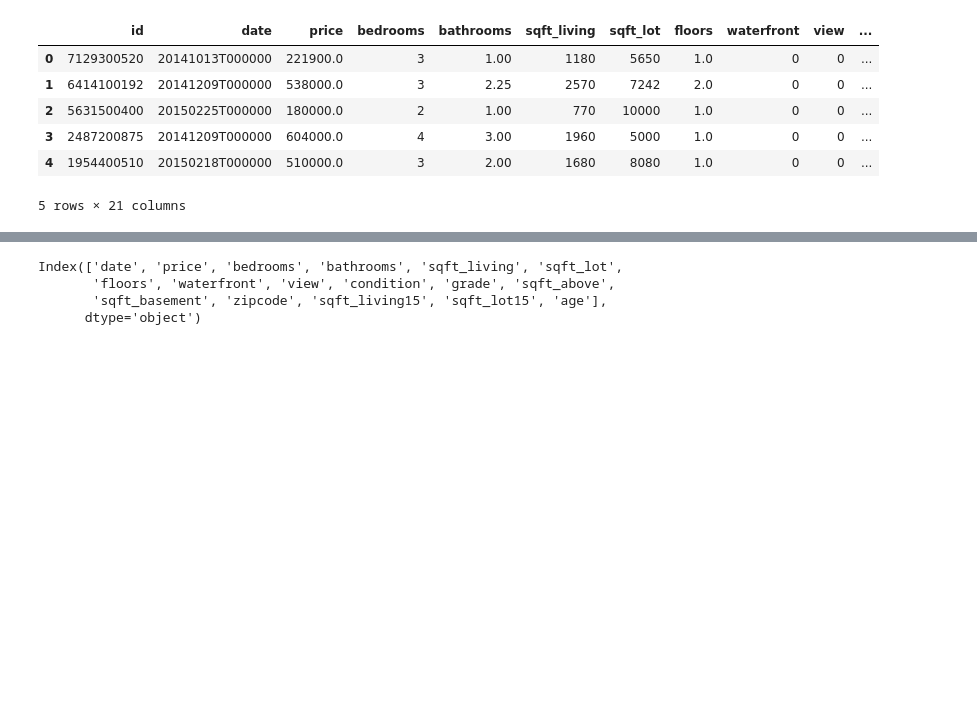
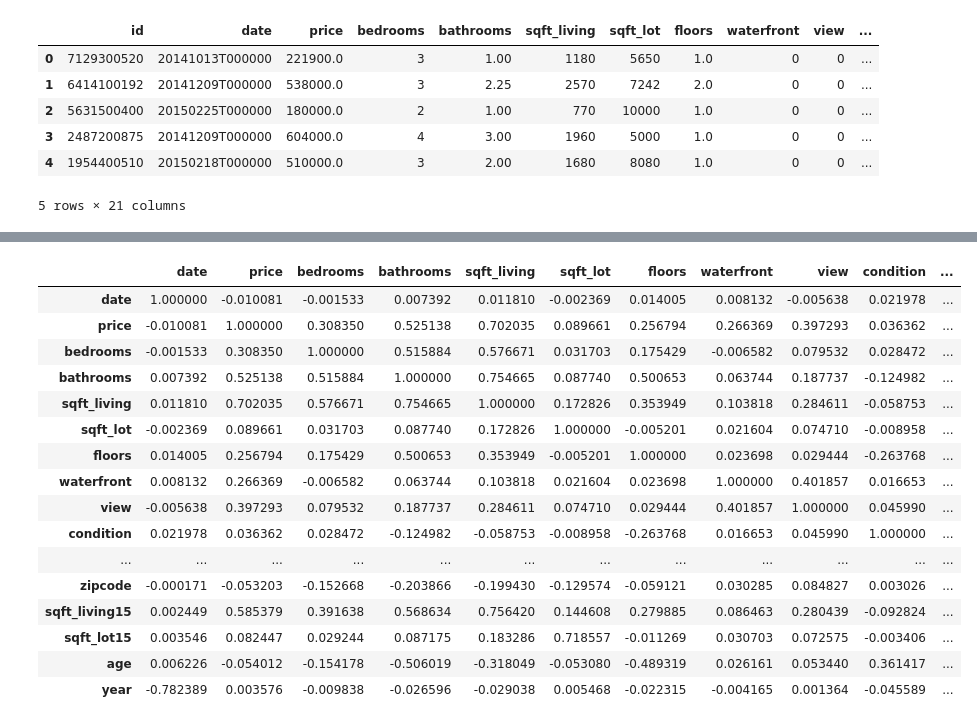
Before and after one commit to toprakmehmet/kc_housing_price, a Jupyter notebook: kc_house_data_project.ipynb, the cells around one changed output, grey strips where cells are left out. Cells and saved outputs as stored; diff of their text form; code cells hidden in the pictures; blank space fills up the shorter version.

```diff
--- a/kc_house_data_project.ipynb
+++ b/kc_house_data_project.ipynb
@@ -61,7 +85,20 @@ memory usage: 2.8 MB
 # %%
-df.columns
+df.corr()
 # %% [output]
-Index(['date', 'price', 'bedrooms', 'bathrooms', 'sqft_living', 'sqft_lot',
-       'floors', 'waterfront', 'view', 'condition', 'grade', 'sqft_above',
-       'sqft_basement', 'zipcode', 'sqft_living15', 'sqft_lot15', 'age'],
-      dtype='object')
+|  | date | price | bedrooms | bathrooms | sqft_living | sqft_lot | floors | waterfront | view | condition | ... |
+| date | 1.000000 | -0.010081 | -0.001533 | 0.007392 | 0.011810 | -0.002369 | 0.014005 | 0.008132 | -0.005638 | 0.021978 | ... |
+| price | -0.010081 | 1.000000 | 0.308350 | 0.525138 | 0.702035 | 0.089661 | 0.256794 | 0.266369 | 0.397293 | 0.036362 | ... |
+| bedrooms | -0.001533 | 0.308350 | 1.000000 | 0.515884 | 0.576671 | 0.031703 | 0.175429 | -0.006582 | 0.079532 | 0.028472 | ... |
+| bathrooms | 0.007392 | 0.525138 | 0.515884 | 1.000000 | 0.754665 | 0.087740 | 0.500653 | 0.063744 | 0.187737 | -0.124982 | ... |
+| sqft_living | 0.011810 | 0.702035 | 0.576671 | 0.754665 | 1.000000 | 0.172826 | 0.353949 | 0.103818 | 0.284611 | -0.058753 | ... |
+| sqft_lot | -0.002369 | 0.089661 | 0.031703 | 0.087740 | 0.172826 | 1.000000 | -0.005201 | 0.021604 | 0.074710 | -0.008958 | ... |
+| floors | 0.014005 | 0.256794 | 0.175429 | 0.500653 | 0.353949 | -0.005201 | 1.000000 | 0.023698 | 0.029444 | -0.263768 | ... |
+| waterfront | 0.008132 | 0.266369 | -0.006582 | 0.063744 | 0.103818 | 0.021604 | 0.023698 | 1.000000 | 0.401857 | 0.016653 | ... |
+| view | -0.005638 | 0.397293 | 0.079532 | 0.187737 | 0.284611 | 0.074710 | 0.029444 | 0.401857 | 1.000000 | 0.045990 | ... |
+| condition | 0.021978 | 0.036362 | 0.028472 | -0.124982 | -0.058753 | -0.008958 | -0.263768 | 0.016653 | 0.045990 | 1.000000 | ... |
+| ... | ... | ... | ... | ... | ... | ... | ... | ... | ... | ... | ... |
+| zipcode | -0.000171 | -0.053203 | -0.152668 | -0.203866 | -0.199430 | -0.129574 | -0.059121 | 0.030285 | 0.084827 | 0.003026 | ... |
+| sqft_living15 | 0.002449 | 0.585379 | 0.391638 | 0.568634 | 0.756420 | 0.144608 | 0.279885 | 0.086463 | 0.280439 | -0.092824 | ... |
+| sqft_lot15 | 0.003546 | 0.082447 | 0.029244 | 0.087175 | 0.183286 | 0.718557 | -0.011269 | 0.030703 | 0.072575 | -0.003406 | ... |
+| age | 0.006226 | -0.054012 | -0.154178 | -0.506019 | -0.318049 | -0.053080 | -0.489319 | 0.026161 | 0.053440 | 0.361417 | ... |
+| year | -0.782389 | 0.003576 | -0.009838 | -0.026596 | -0.029038 | 0.005468 | -0.022315 | -0.004165 | 0.001364 | -0.045589 | ... |
```
Also changed, not shown: parts of 14 cells of this notebook.
